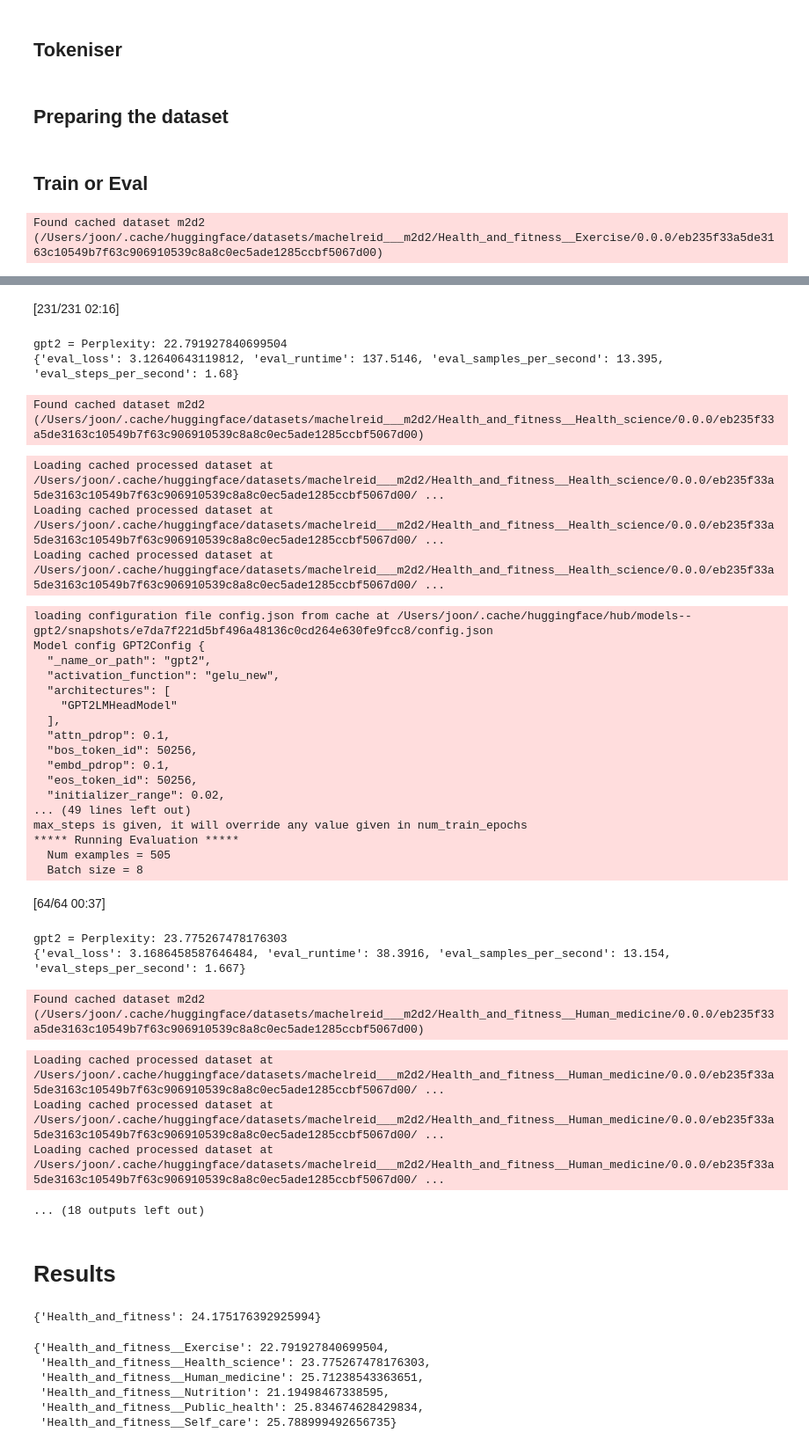
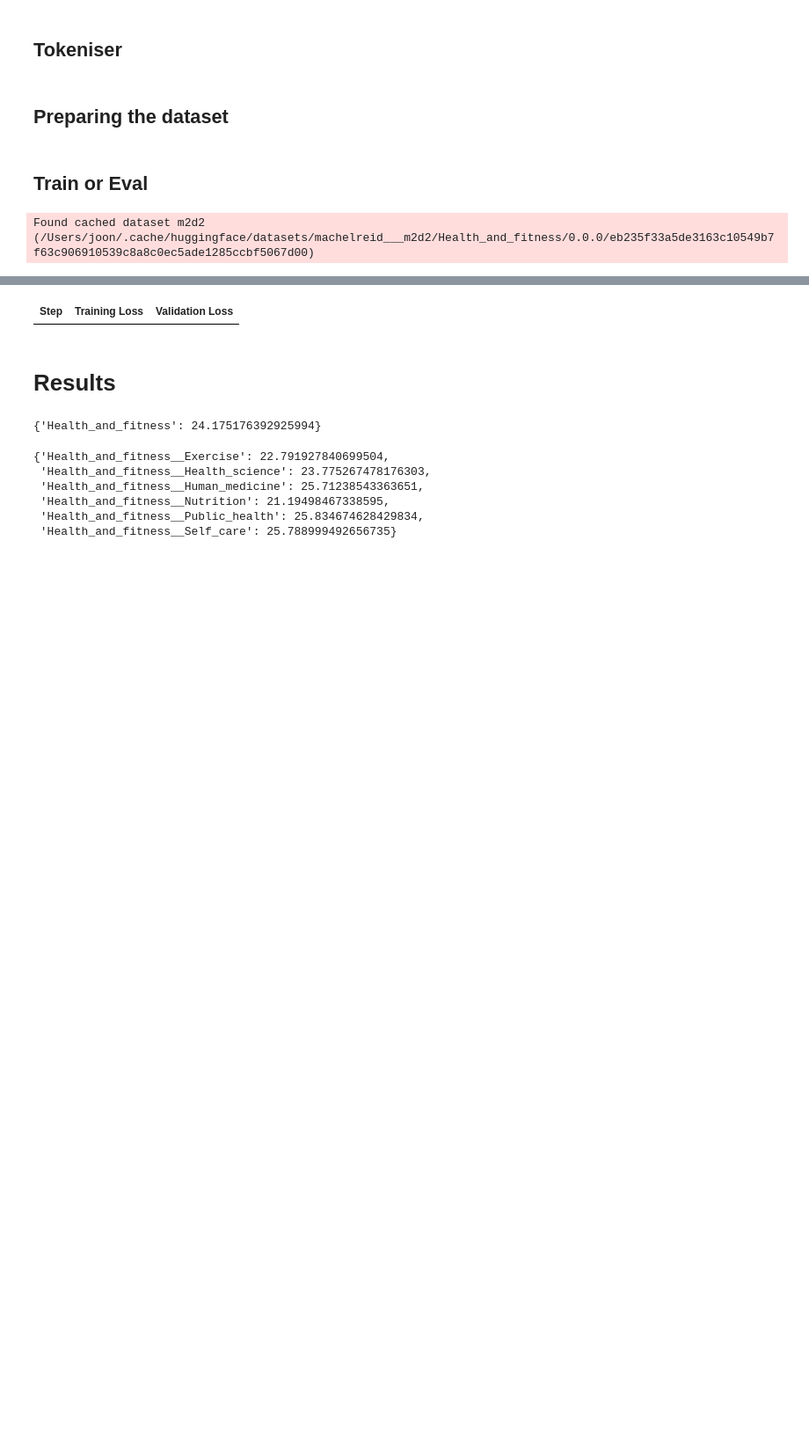
Before and after one commit to joonable/domain_adaptation_m2d2, a Jupyter notebook: 230428_m2d2_baseline.ipynb, the cells around one changed output, grey strips where cells are left out. Shown at 88% size. Drawn from its saved outputs; the diff is of its cells as text; code cells hidden in the pictures; blank space fills up the shorter version.

Commit message:
initial commit

```diff
--- a/230428_m2d2_baseline.ipynb
+++ b/230428_m2d2_baseline.ipynb
@@ -38,16 +38,16 @@ list_dataset_checkpoints = [
     "Health_and_fitness__Self_care"
 ]
 # %%
-# TrainingArgument which enables to use mps (m1 max)
-class TrainingArgumentsWithMPSSupport(TrainingArguments):
-    @property
-    def device(self) -> torch.device:
-        if torch.cuda.is_available():
-            return torch.device("cuda")
-        elif torch.backends.mps.is_available():
-            return torch.device("mps")
-        else:
-            return torch.device("cpu")
+# # TrainingArgument which enables to use mps (m1 max)
+# class TrainingArgumentsWithMPSSupport(TrainingArguments):
+#     @property
+#     def device(self) -> torch.device:
+#         if torch.backends.mps.is_available():
+#             return torch.device("mps")
+#         elif torch.cuda.is_available():
+#             return torch.device("cuda")
+#         else:
+#             return torch.device("cpu")
 # %% [markdown]
 ## Tokeniser
 # %%
@@ -82,8 +82,8 @@ def group_texts(examples):
 dict_eval_results = {}
 dict_perplexity = {}
 
-for dataset_checkpoint in list_dataset_checkpoints:
-# for dataset_checkpoint in ["Health_and_fitness"]:
+# for dataset_checkpoint in list_dataset_checkpoints:
+for dataset_checkpoint in ["Health_and_fitness"]:
     # load dataset
     dataset_name = dataset_checkpoint.replace('.', '__')
     dataset = datasets.load_dataset("machelreid/m2d2", dataset_checkpoint)
@@ -121,7 +121,7 @@ for dataset_checkpoint in list_dataset_checkpoints:
         adam_epsilon=1e-6,
         weight_decay=0.01,
         load_best_model_at_end = True,
-        use_mps_device=True,
+        use_mps_device=True,   # TODO
 
     )
 
@@ -134,7 +134,7 @@ for dataset_checkpoint in list_dataset_checkpoints:
     )
 
     # train model (if neccessary, commented)
-    # trainer.train()
+    trainer.train()
 
     eval_results = trainer.evaluate()
     if "eval_loss" in eval_results.keys():
@@ -149,4 +149,4 @@ for dataset_checkpoint in list_dataset_checkpoints:
     print(f"{model_name} = Perplexity: {eval_loss}")
     print(eval_results)
 # %% [output]
-Found cached dataset m2d2 (/Users/joon/.cache/huggingface/datasets/machelreid___m2d2/Health_and_fitness__Exercise/0.0.0/eb235f33a5de3163c10549b7f63c906910539c8a8c0ec5ade1285ccbf5067d00)
+Found cached dataset m2d2 (/Users/joon/.cache/huggingface/datasets/machelreid___m2d2/Health_and_fitness/0.0.0/eb235f33a5de3163c10549b7f63c906910539c8a8c0ec5ade1285ccbf5067d00)
@@ -173,35 +169,4 @@ max_steps is given, it will override any value given in num_train_epochs
-[231/231 02:16]
-gpt2 = Perplexity: 22.791927840699504
-{'eval_loss': 3.12640643119812, 'eval_runtime': 137.5146, 'eval_samples_per_second': 13.395, 'eval_steps_per_second': 1.68}
-Found cached dataset m2d2 (/Users/joon/.cache/huggingface/datasets/machelreid___m2d2/Health_and_fitness__Health_science/0.0.0/eb235f33a5de3163c10549b7f63c906910539c8a8c0ec5ade1285ccbf5067d00)
-Loading cached processed dataset at /Users/joon/.cache/huggingface/datasets/machelreid___m2d2/Health_and_fitness__Health_science/0.0.0/eb235f33a5de3163c10549b7f63c906910539c8a8c0ec5ade1285ccbf5067d00/ ...
-Loading cached processed dataset at /Users/joon/.cache/huggingface/datasets/machelreid___m2d2/Health_and_fitness__Health_science/0.0.0/eb235f33a5de3163c10549b7f63c906910539c8a8c0ec5ade1285ccbf5067d00/ ...
-Loading cached processed dataset at /Users/joon/.cache/huggingface/datasets/machelreid___m2d2/Health_and_fitness__Health_science/0.0.0/eb235f33a5de3163c10549b7f63c906910539c8a8c0ec5ade1285ccbf5067d00/ ...
-loading configuration file config.json from cache at /Users/joon/.cache/huggingface/hub/models--gpt2/snapshots/e7da7f221d5bf496a48136c0cd264e630fe9fcc8/config.json
-Model config GPT2Config {
-  "_name_or_path": "gpt2",
-  "activation_function": "gelu_new",
-  "architectures": [
-    "GPT2LMHeadModel"
-  ],
-  "attn_pdrop": 0.1,
-  "bos_token_id": 50256,
-  "embd_pdrop": 0.1,
-  "eos_token_id": 50256,
-  "initializer_range": 0.02,
-... (49 lines left out)
-max_steps is given, it will override any value given in num_train_epochs
-***** Running Evaluation *****
-  Num examples = 505
-  Batch size = 8
-[64/64 00:37]
-gpt2 = Perplexity: 23.775267478176303
-{'eval_loss': 3.1686458587646484, 'eval_runtime': 38.3916, 'eval_samples_per_second': 13.154, 'eval_steps_per_second': 1.667}
-Found cached dataset m2d2 (/Users/joon/.cache/huggingface/datasets/machelreid___m2d2/Health_and_fitness__Human_medicine/0.0.0/eb235f33a5de3163c10549b7f63c906910539c8a8c0ec5ade1285ccbf5067d00)
-Loading cached processed dataset at /Users/joon/.cache/huggingface/datasets/machelreid___m2d2/Health_and_fitness__Human_medicine/0.0.0/eb235f33a5de3163c10549b7f63c906910539c8a8c0ec5ade1285ccbf5067d00/ ...
-Loading cached processed dataset at /Users/joon/.cache/huggingface/datasets/machelreid___m2d2/Health_and_fitness__Human_medicine/0.0.0/eb235f33a5de3163c10549b7f63c906910539c8a8c0ec5ade1285ccbf5067d00/ ...
-Loading cached processed dataset at /Users/joon/.cache/huggingface/datasets/machelreid___m2d2/Health_and_fitness__Human_medicine/0.0.0/eb235f33a5de3163c10549b7f63c906910539c8a8c0ec5ade1285ccbf5067d00/ ...
-... (18 outputs left out)
+| Step | Training Loss | Validation Loss |
 # %% [markdown]
 # Results
 # %%
```
Also changed, not shown: parts of 1 cell of this notebook.
